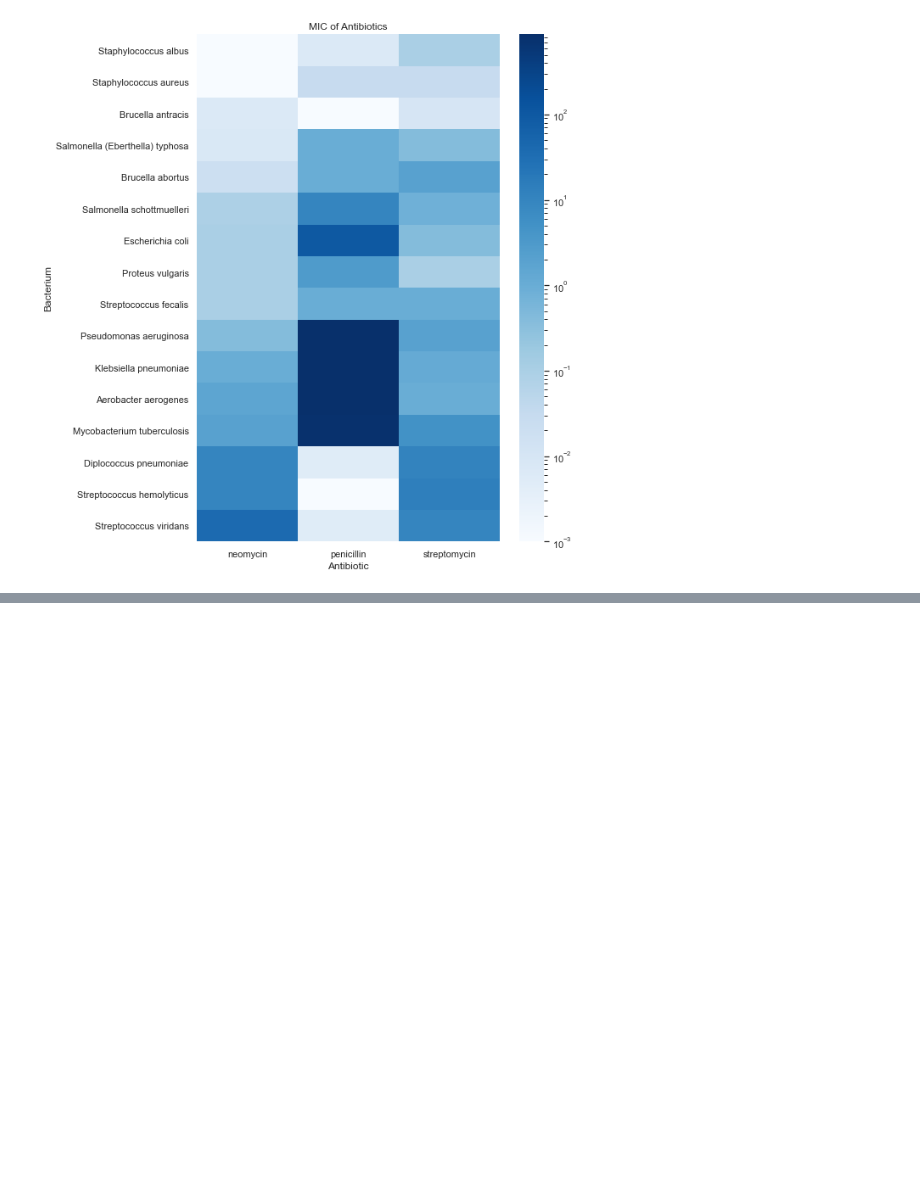
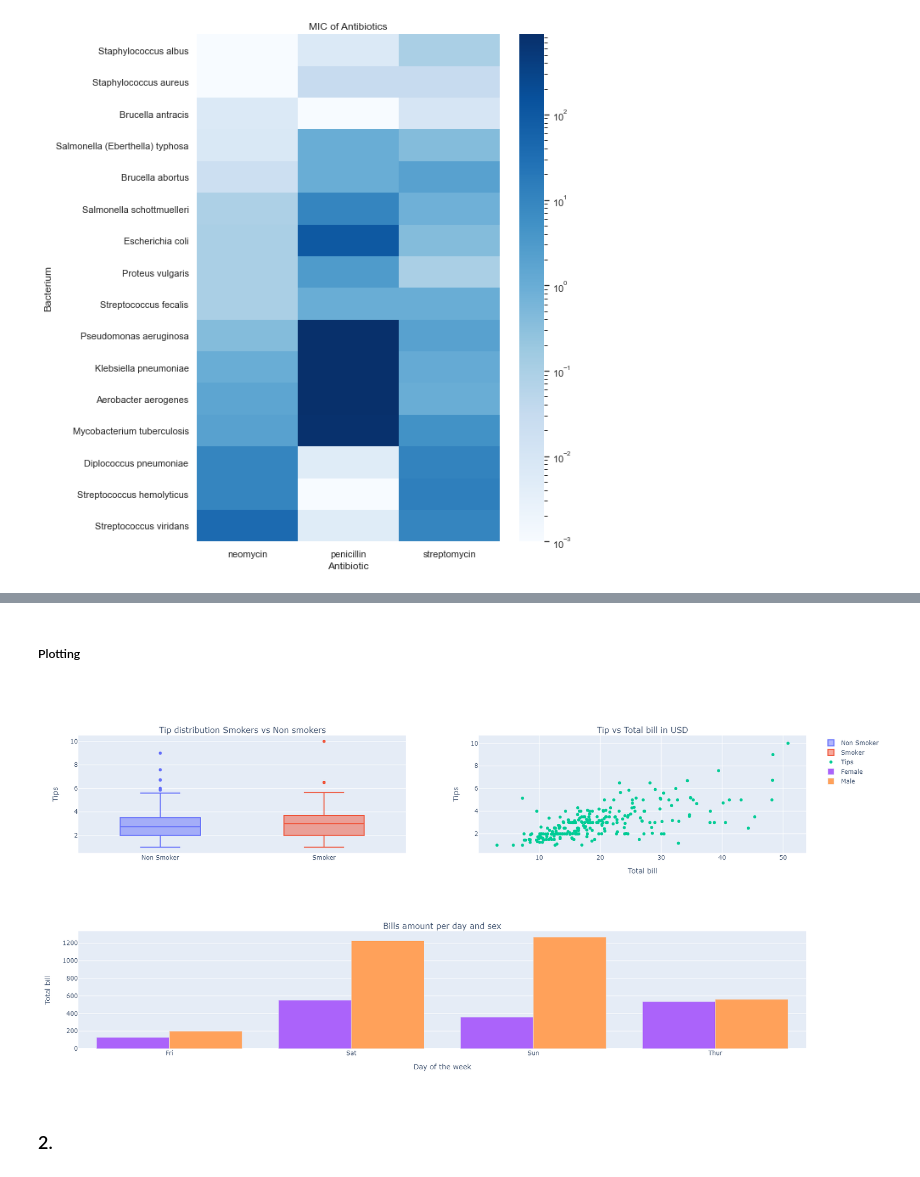
Before and after one commit to wanaguirre/data_visualization, a Jupyter notebook: Notebooks/Data_visualization.ipynb, the cells around one changed output, grey strips where cells are left out. Saved outputs shown, nothing was run; the diff lists cells and outputs as text; code cells hidden in the pictures; blank space fills up the shorter version.

```diff
--- a/Notebooks/Data_visualization.ipynb
+++ b/Notebooks/Data_visualization.ipynb
@@ -600,0 +608,3 @@ plt.savefig('images/heatmap_transf.png', bbox_inches='tight')
+# %%
+df_restaurants = px.data.tips()
+df_restaurants.head()
@@ -600,0 +618,53 @@ plt.savefig('images/heatmap_transf.png', bbox_inches='tight')
+# %% [markdown]
+##### Plotting
+# %%
+fig = make_subplots(
+    rows=2, cols=2,
+    specs=[[{}, {}],
+           [{"colspan": 2}, None]],
+    subplot_titles=(
+        "Tip distribution Smokers vs Non smokers",
+        "Tip vs Total bill in USD",
+        "Bills amount per day and sex"
+    )
+)
+fig.update_layout(height=800)
+
+
+# Top left a box plot
+fig.add_traces(
+    data=[
+        go.Box(y=df_restaurants[df_restaurants['smoker']=="No"]['tip'], name="Non Smoker"),
+        go.Box(y=df_restaurants[df_restaurants['smoker']=='Yes']['tip'], name="Smoker")
+    ], rows=[1, 1], cols=[1, 1]
+)
+fig.update_yaxes({'title': 'Tips'}, row=1, col=1)
+
+
+# Top right scatter plot
+fig.add_trace(
+    go.Scatter(x=df_restaurants['total_bill'], y=df_restaurants['tip'], mode="markers", name="Tips"),
+    row=1, col=2,
+)
+fig.update_xaxes({"title": "Total bill"}, row=1, col=2)
+fig.update_yaxes({"title": "Tips"}, row=1, col=2)
+
+# Bottom chart bar charts per day.
+df_restaurants_agg = df_restaurants[['sex', 'total_bill', 'day']].groupby(['sex', 'day']).agg('sum').reset_index()
+fig.add_traces(
+    data=[
+        go.Bar(y=df_restaurants_agg[df_restaurants_agg['sex']=='Female']['total_bill'], x=df_restaurants_agg[df_restaurants_agg['sex']=="Female"]['day'], name="Female"),
+        go.Bar(y=df_restaurants_agg[df_restaurants_agg['sex']=='Male']['total_bill'], x=df_restaurants_agg[df_restaurants_agg['sex']=="Male"]['day'], name="Male"),
+    ],
+    rows=[2, 2], cols=[1, 1]
+)
+fig.update_xaxes({'title': 'Day of the week'}, row=2, col=1)
+fig.update_yaxes({'title': 'Total bill'}, row=2, col=1)
+
+fig.show()
+
+fig.write_html("images/restaurant.html")
+# %% [output]
+[figure, added]
+# %% [markdown]
+### 2.
```
Also changed, not shown: parts of 25 cells of this notebook, 6 other files.
